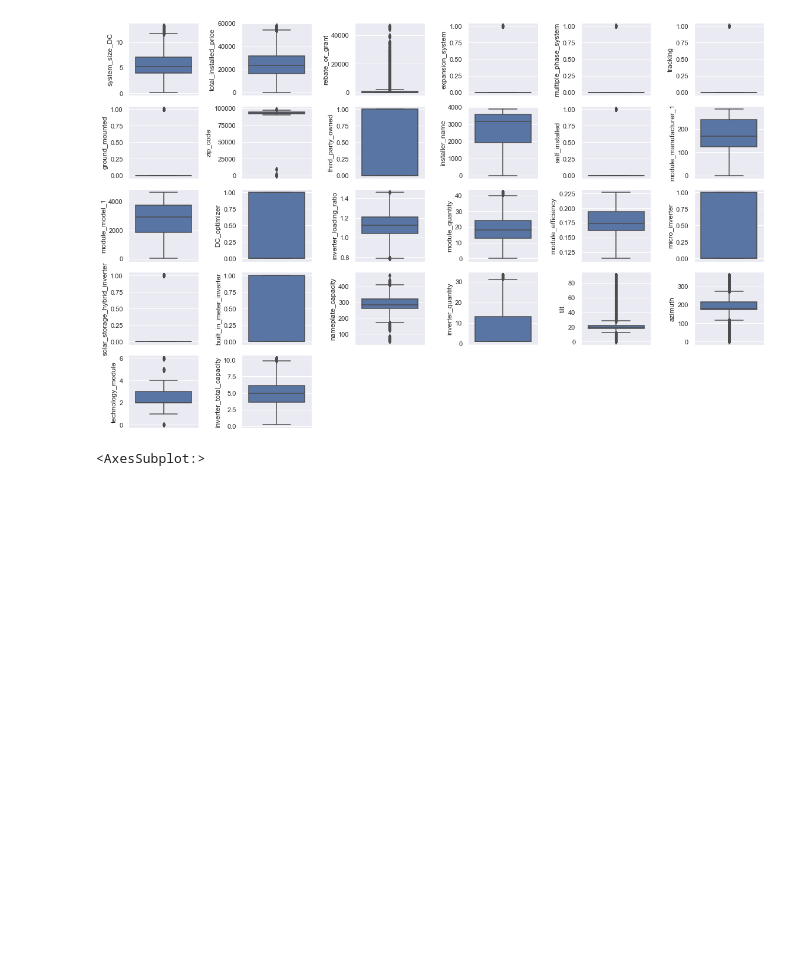
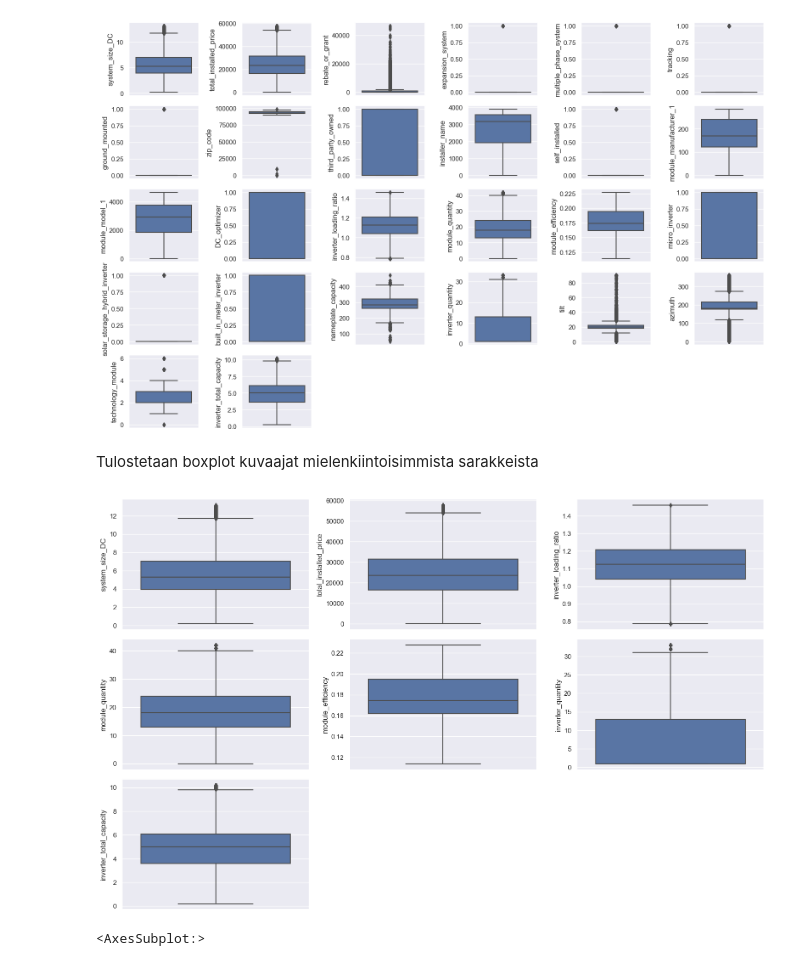
Before and after one commit to klehik/AI-DA-Projekti, a Jupyter notebook: datan_esikasittely.ipynb, the cells around one changed output. Saved outputs shown, nothing was run; the diff lists cells and outputs as text; code cells hidden in the pictures; blank space fills up the shorter version.

```diff
--- a/datan_esikasittely.ipynb
+++ b/datan_esikasittely.ipynb
@@ -484,6 +484,25 @@ plt.tight_layout()
 plt.show()
 # %% [output]
 [figure]
+# %% [markdown]
+Tulostetaan boxplot kuvaajat mielenkiintoisimmista sarakkeista
+# %%
+features = ['system_size_DC', 'total_installed_price',
+        'inverter_loading_ratio', 'module_quantity','module_efficiency',
+        'inverter_quantity', 'inverter_total_capacity']
+
+
+plt.figure(figsize=(16,10))
+features = features
+data = res_clean
+for i,col in enumerate(features):
+    plt.subplot(3,3,i + 1)
+    sns.boxplot(y=col, data=data)
+    #plt.ylabel('')
+plt.tight_layout()
+plt.show()
+# %% [output]
+[figure, added]
 # %%
 sns.set(rc={'figure.figsize':(20,20)})
 corr = res_clean.corr()
```
Also changed, not shown: parts of 12 cells of this notebook, 1 other file.
